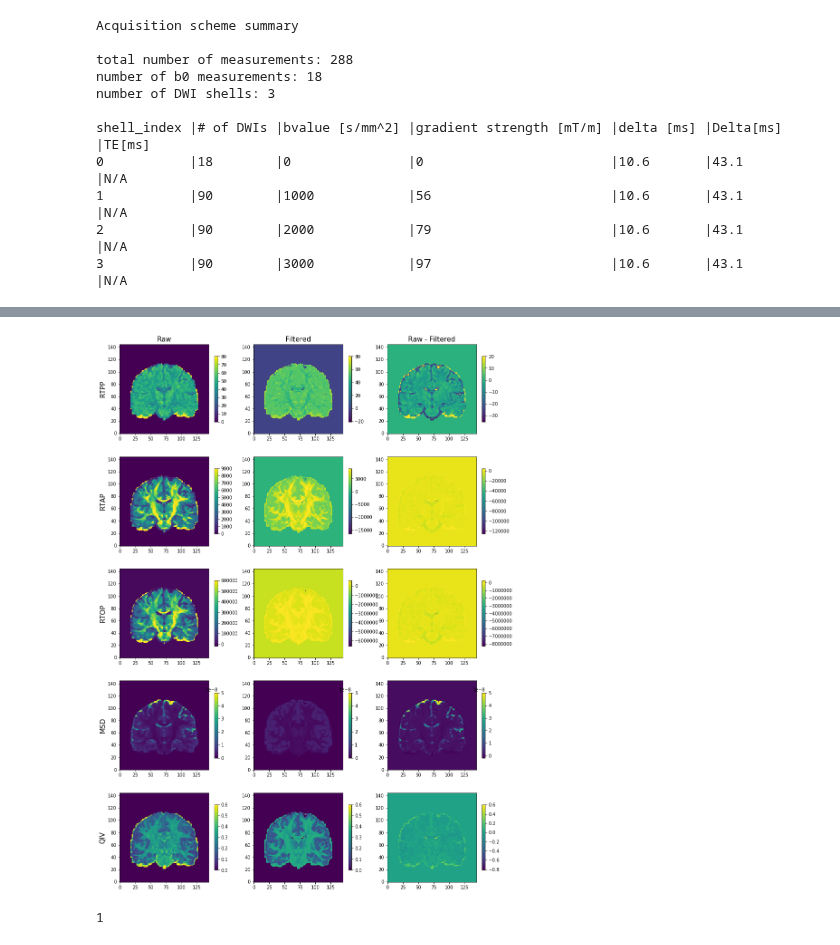
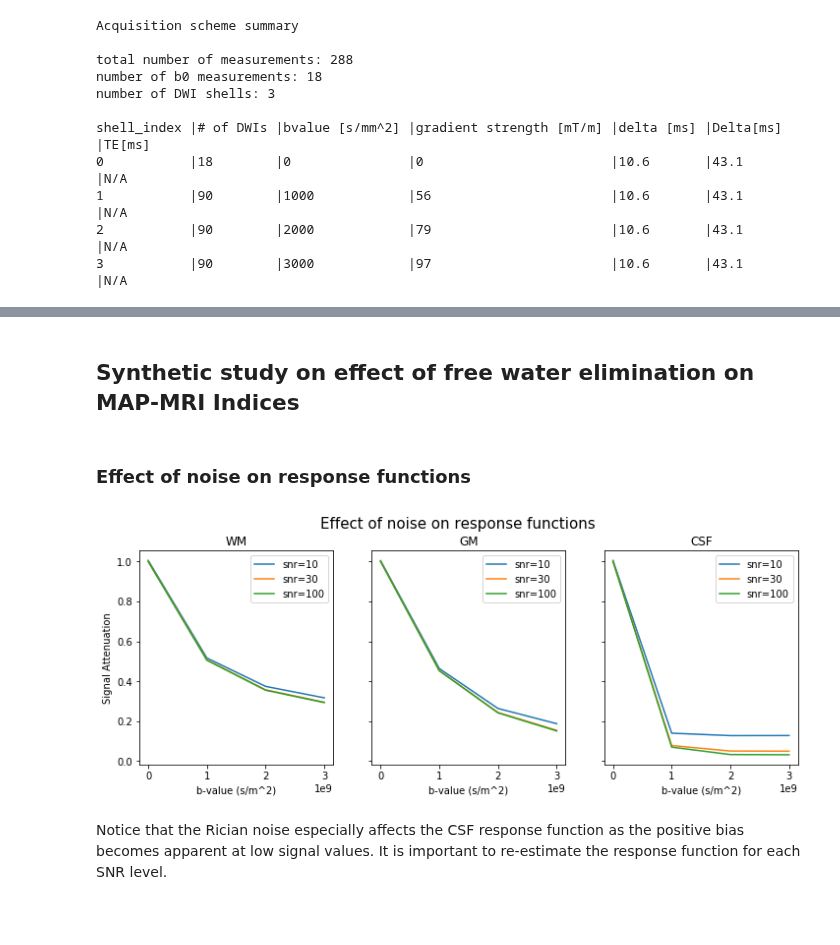
Before and after one commit to AthenaEPI/dmipy, a Jupyter notebook: examples/example_multi_shell_free_water_elimination.ipynb, the cells around one changed output, grey strips where cells are left out. Cells and saved outputs as stored; diff of their text form; code cells hidden in the pictures; blank space fills up the shorter version.

```diff
--- a/examples/example_multi_shell_free_water_elimination.ipynb
+++ b/examples/example_multi_shell_free_water_elimination.ipynb
@@ -155,48 +28,32 @@ plt.axis('off')
-# %%
-fig, axs = plt.subplots(nrows=5, ncols=3, figsize=[15, 22])
-axs = axs.ravel()
-
-im = axs[0].imshow(mapfit_raw.rtpp().squeeze().T, origin=True, vmax=80)
-fig.colorbar(im, ax=axs[0], shrink=0.7)
-im = axs[1].imshow(mapfit_filtered.rtpp().squeeze().T, origin=True, vmax=80)
-fig.colorbar(im, ax=axs[1], shrink=0.7)
-im = axs[2].imshow((mapfit_raw.rtpp().squeeze() - mapfit_filtered.rtpp().squeeze()).T, origin=True, vmax=20)
-fig.colorbar(im, ax=axs[2], shrink=0.7)
-im = axs[3].imshow(mapfit_raw.rtap().squeeze().T, origin=True, vmax=9e3)
-fig.colorbar(im, ax=axs[3], shrink=0.7)
-im = axs[4].imshow(mapfit_filtered.rtap().squeeze().T, origin=True, vmax=9e3)
-fig.colorbar(im, ax=axs[4], shrink=0.7)
-im = axs[5].imshow((mapfit_raw.rtap().squeeze() - mapfit_filtered.rtap().squeeze()).T, origin=True, vmax=4.5e3)
-fig.colorbar(im, ax=axs[5], shrink=0.7)
-im = axs[6].imshow(mapfit_raw.rtop().squeeze().T, origin=True, vmax=6e5)
-fig.colorbar(im, ax=axs[6], shrink=0.7)
-im = axs[7].imshow(mapfit_filtered.rtop().squeeze().T, origin=True, vmax=6e5)
-fig.colorbar(im, ax=axs[7], shrink=0.7)
-im = axs[8].imshow((mapfit_raw.rtop().squeeze() - mapfit_filtered.rtop().squeeze()).T, origin=True, vmax=3e5)
-fig.colorbar(im, ax=axs[8], shrink=0.7)
-im = axs[9].imshow(mapfit_raw.qiv().squeeze().T, origin=True, vmax=5e-8)
-fig.colorbar(im, ax=axs[9], shrink=0.7)
-im = axs[10].imshow(mapfit_filtered.qiv().squeeze().T, origin=True, vmax=5e-8)
-fig.colorbar(im, ax=axs[10], shrink=0.7)
-im = axs[11].imshow((mapfit_raw.qiv().squeeze() - mapfit_filtered.qiv().squeeze()).T, origin=True, vmax=5e-8)
-fig.colorbar(im, ax=axs[11], shrink=0.7)
-im = axs[12].imshow(mapfit_raw.ng().squeeze().T, origin=True, vmax=0.6)
-fig.colorbar(im, ax=axs[12], shrink=0.7)
-im = axs[13].imshow(mapfit_filtered.ng().squeeze().T, origin=True, vmax=0.6)
-fig.colorbar(im, ax=axs[13], shrink=0.7)
-im = axs[14].imshow((mapfit_raw.ng().squeeze() - mapfit_filtered.ng().squeeze()).T, origin=True, vmax=0.6)
-fig.colorbar(im, ax=axs[14], shrink=0.7)
-axs[0].set_title('Raw', fontsize=15)
-axs[1].set_title('Filtered', fontsize=15)
-axs[2].set_title('Raw - Filtered', fontsize=15)
-axs[0].set_ylabel('RTPP', fontsize=15)
-axs[3].set_ylabel('RTAP', fontsize=15)
-axs[6].set_ylabel('RTOP', fontsize=15)
-axs[9].set_ylabel('MSD', fontsize=15)
-axs[12].set_ylabel('QIV', fontsize=15);
-# %% [output]
-[figure, removed]
-# %%
-1
-# %% [output]
-1
+# %% [markdown]
+## Synthetic study on effect of free water elimination on MAP-MRI Indices
+# %% [markdown]
+### Effect of noise on response functions
+# %%
+from dipy.sims.phantom import add_noise
+import numpy as np
+from dmipy.signal_models.tissue_response_models import (
+    AnisotropicTissueResponseModel,
+    IsotropicTissueResponseModel)
+import matplotlib.pyplot as plt
+%matplotlib inline
+
+fig, ax = plt.subplots(ncols=3, sharey=True, figsize=[12, 4])
+for ax_, model, title in zip(ax, [wm, gm, csf], ['WM', 'GM', 'CSF']):
+    data_synth = np.tile(model(scheme_hcp, mu=[0., 0.]), (1000, 1))
+    for snr in [10, 30, 100]:
+        data_noise = add_noise(data_synth, snr=snr)
+        if model == wm:
+            model_noise = AnisotropicTissueResponseModel(scheme_hcp, data_noise)
+        else:
+            model_noise = IsotropicTissueResponseModel(scheme_hcp, data_noise)
+        ax_.plot(scheme_hcp.shell_bvalues, model_noise.tissue_response(), label='snr={}'.format(snr))
+        ax_.set_title(title)
+        ax_.set_xlabel('b-value (s/m^2)')
+        ax_.legend()
+ax[0].set_ylabel('Signal Attenuation')
+fig.suptitle('Effect of noise on response functions', fontsize=15, y=1.);
+# %% [output]
+[figure, added]
+# %% [markdown]
+Notice that the Rician noise especially affects the CSF response function as the positive bias becomes apparent at low signal values. It is important to re-estimate the response function for each SNR level.
```
Also changed, not shown: parts of 35 cells of this notebook.
